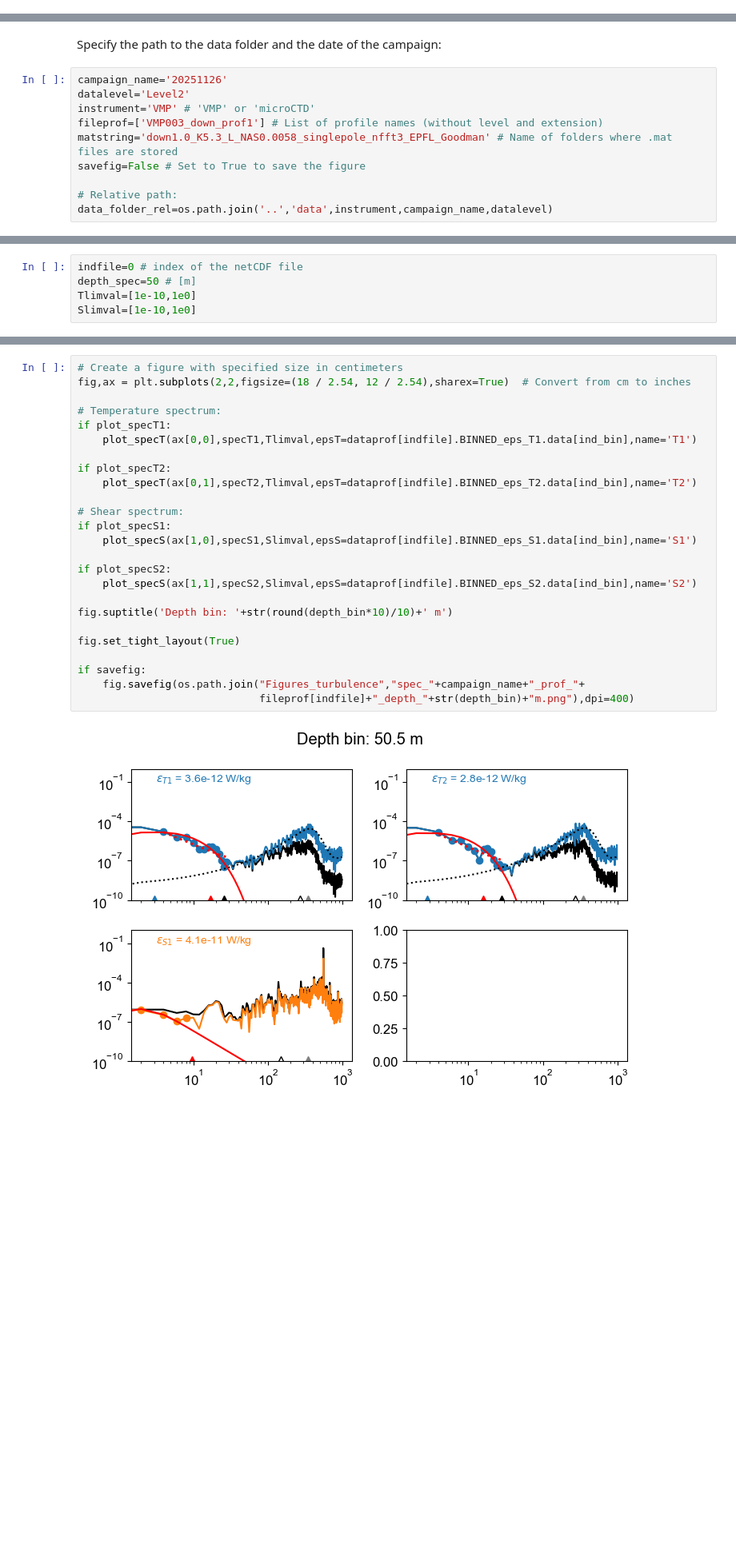
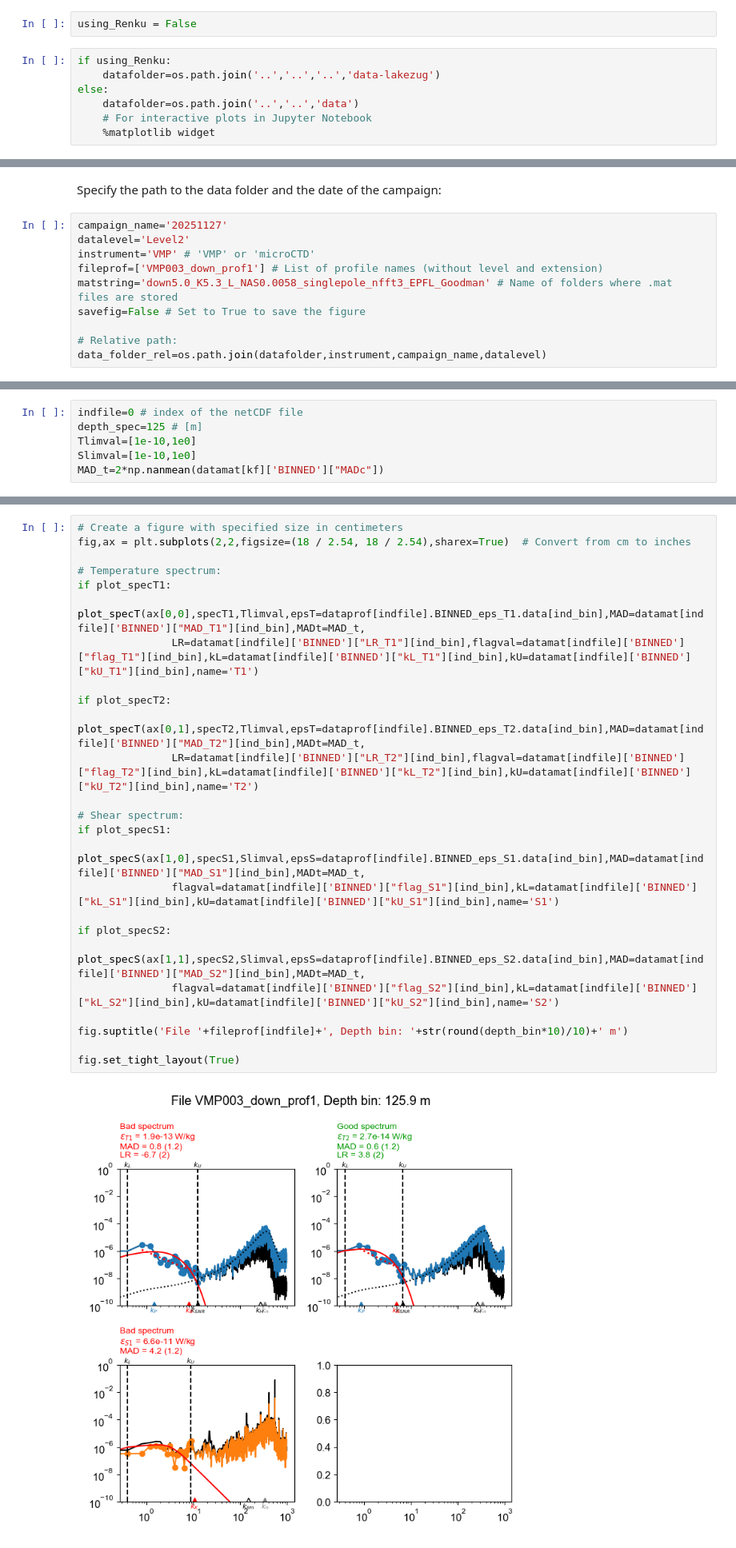
Before and after one commit to tdoda/turbulence-lakezug, a Jupyter notebook: notebooks/visualization/plot_turbulence.ipynb, the cells around one changed output, grey strips where cells are left out. Shown at 80% size. Saved outputs shown, nothing was run; the diff lists cells and outputs as text; blank space fills up the shorter version.

Commit message:
Modify plot_turbulence notebook: similar structure as reports

```diff
--- a/notebooks/visualization/plot_turbulence.ipynb
+++ b/notebooks/visualization/plot_turbulence.ipynb
@@ -20,17 +20,26 @@ plt.rcParams['font.family'] = 'Arial'  # or any installed font
+# %%
+using_Renku = False
+# %%
+if using_Renku:
+    datafolder=os.path.join('..','..','..','data-lakezug')
+else:
+    datafolder=os.path.join('..','..','data')
+    # For interactive plots in Jupyter Notebook
+    %matplotlib widget
 # %% [markdown]
 ### Parameters
 # %% [markdown]
 Specify the path to the data folder and the date of the campaign:
 # %%
-campaign_name='20251126'
+campaign_name='20251127'
 datalevel='Level2'
 instrument='VMP' # 'VMP' or 'microCTD'
 fileprof=['VMP003_down_prof1'] # List of profile names (without level and extension)
-matstring='down1.0_K5.3_L_NAS0.0058_singlepole_nfft3_EPFL_Goodman' # Name of folders where .mat files are stored
+matstring='down5.0_K5.3_L_NAS0.0058_singlepole_nfft3_EPFL_Goodman' # Name of folders where .mat files are stored
 savefig=False # Set to True to save the figure
 
 # Relative path:
-data_folder_rel=os.path.join('..','data',instrument,campaign_name,datalevel)
+data_folder_rel=os.path.join(datafolder,instrument,campaign_name,datalevel)
 # %%
 # Another option if to specify the list of variables to plos as for the CTD profiles:
 # varnames_oneprof=["Temp","Cond","sat","Turb","pH","SALIN","rho"]
@@ -178,9 +292,10 @@ if savefig:
 ### 3. Figure spectrum
 # %%
 indfile=0 # index of the netCDF file
-depth_spec=50 # [m]
+depth_spec=125 # [m]
 Tlimval=[1e-10,1e0]
 Slimval=[1e-10,1e0]
+MAD_t=2*np.nanmean(datamat[kf]['BINNED']["MADc"])
 # %%
 def get_spec_data(datamat,indfile,indprof,ind_bin,name_spec):
     if indprof==0 and type(datamat[indfile]['BINNED'])==dict:
@@ -245,28 +388,28 @@ if 'SPECTRUMS2' in datamat[indfile]['BINNED'].keys():
     plot_specS2=True
 # %%
 # Create a figure with specified size in centimeters
-fig,ax = plt.subplots(2,2,figsize=(18 / 2.54, 12 / 2.54),sharex=True)  # Convert from cm to inches
+fig,ax = plt.subplots(2,2,figsize=(18 / 2.54, 18 / 2.54),sharex=True)  # Convert from cm to inches
 
 # Temperature spectrum:
 if plot_specT1:
-    plot_specT(ax[0,0],specT1,Tlimval,epsT=dataprof[indfile].BINNED_eps_T1.data[ind_bin],name='T1')
+    plot_specT(ax[0,0],specT1,Tlimval,epsT=dataprof[indfile].BINNED_eps_T1.data[ind_bin],MAD=datamat[indfile]['BINNED']["MAD_T1"][ind_bin],MADt=MAD_t,
+               LR=datamat[indfile]['BINNED']["LR_T1"][ind_bin],flagval=datamat[indfile]['BINNED']["flag_T1"][ind_bin],kL=datamat[indfile]['BINNED']["kL_T1"][ind_bin],kU=datamat[indfile]['BINNED']["kU_T1"][ind_bin],name='T1')
 
 if plot_specT2:
-    plot_specT(ax[0,1],specT2,Tlimval,epsT=dataprof[indfile].BINNED_eps_T2.data[ind_bin],name='T2')
+    plot_specT(ax[0,1],specT2,Tlimval,epsT=dataprof[indfile].BINNED_eps_T2.data[ind_bin],MAD=datamat[indfile]['BINNED']["MAD_T2"][ind_bin],MADt=MAD_t,
+               LR=datamat[indfile]['BINNED']["LR_T2"][ind_bin],flagval=datamat[indfile]['BINNED']["flag_T2"][ind_bin],kL=datamat[indfile]['BINNED']["kL_T2"][ind_bin],kU=datamat[indfile]['BINNED']["kU_T2"][ind_bin],name='T2')
 
 # Shear spectrum:
 if plot_specS1:
-    plot_specS(ax[1,0],specS1,Slimval,epsS=dataprof[indfile].BINNED_eps_S1.data[ind_bin],name='S1')
+    plot_specS(ax[1,0],specS1,Slimval,epsS=dataprof[indfile].BINNED_eps_S1.data[ind_bin],MAD=datamat[indfile]['BINNED']["MAD_S1"][ind_bin],MADt=MAD_t,
+               flagval=datamat[indfile]['BINNED']["flag_S1"][ind_bin],kL=datamat[indfile]['BINNED']["kL_S1"][ind_bin],kU=datamat[indfile]['BINNED']["kU_S1"][ind_bin],name='S1')
 
 if plot_specS2:
-    plot_specS(ax[1,1],specS2,Slimval,epsS=dataprof[indfile].BINNED_eps_S2.data[ind_bin],name='S2')
+    plot_specS(ax[1,1],specS2,Slimval,epsS=dataprof[indfile].BINNED_eps_S2.data[ind_bin],MAD=datamat[indfile]['BINNED']["MAD_S2"][ind_bin],MADt=MAD_t,
+               flagval=datamat[indfile]['BINNED']["flag_S2"][ind_bin],kL=datamat[indfile]['BINNED']["kL_S2"][ind_bin],kU=datamat[indfile]['BINNED']["kU_S2"][ind_bin],name='S2')
 
-fig.suptitle('Depth bin: '+str(round(depth_bin*10)/10)+' m')
+fig.suptitle('File '+fileprof[indfile]+', Depth bin: '+str(round(depth_bin*10)/10)+' m')
 
 fig.set_tight_layout(True)
-
-if savefig:
-    fig.savefig(os.path.join("Figures_turbulence","spec_"+campaign_name+"_prof_"+
-                             fileprof[indfile]+"_depth_"+str(depth_bin)+"m.png"),dpi=400)
 # %% [output]
-[figure, old version]
+[figure, new version]
```
Also changed, not shown: parts of 10 cells of this notebook.
